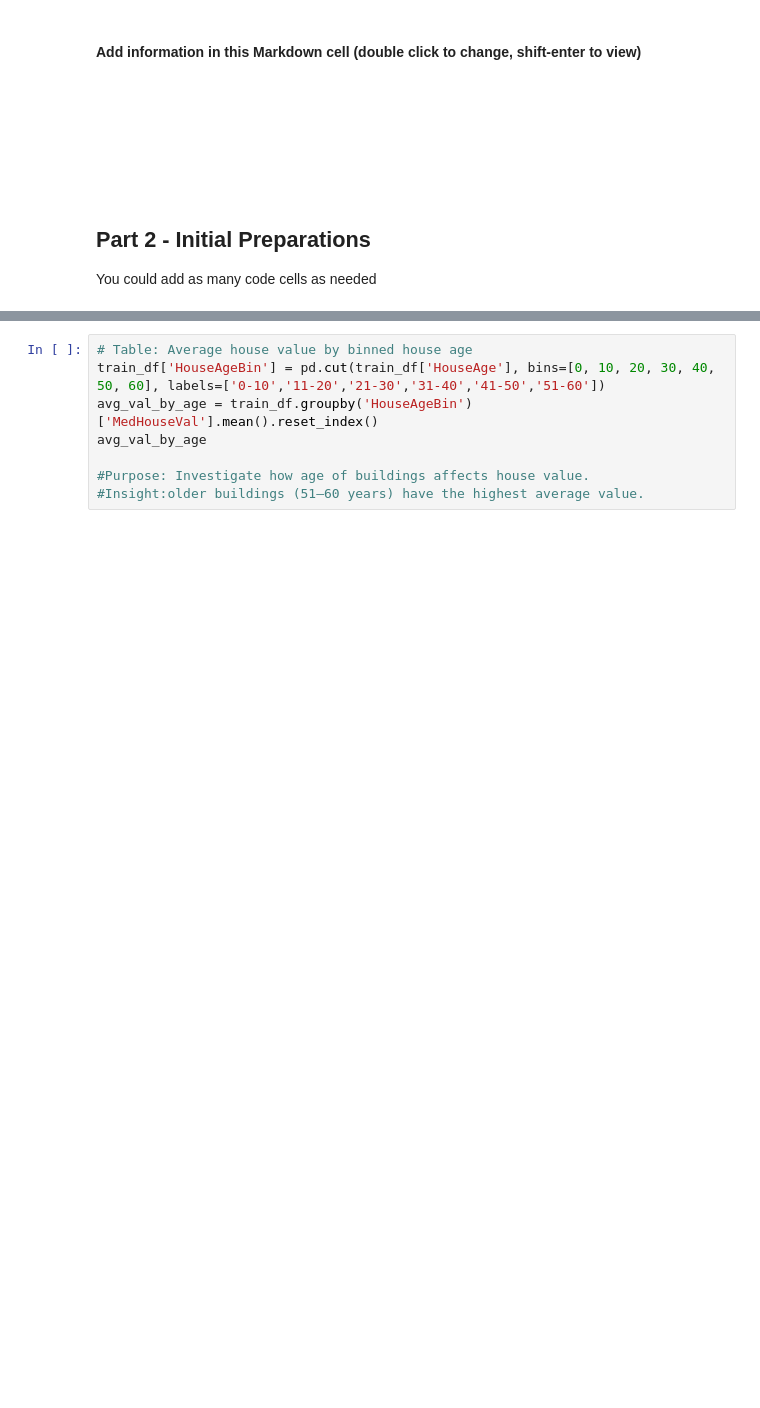
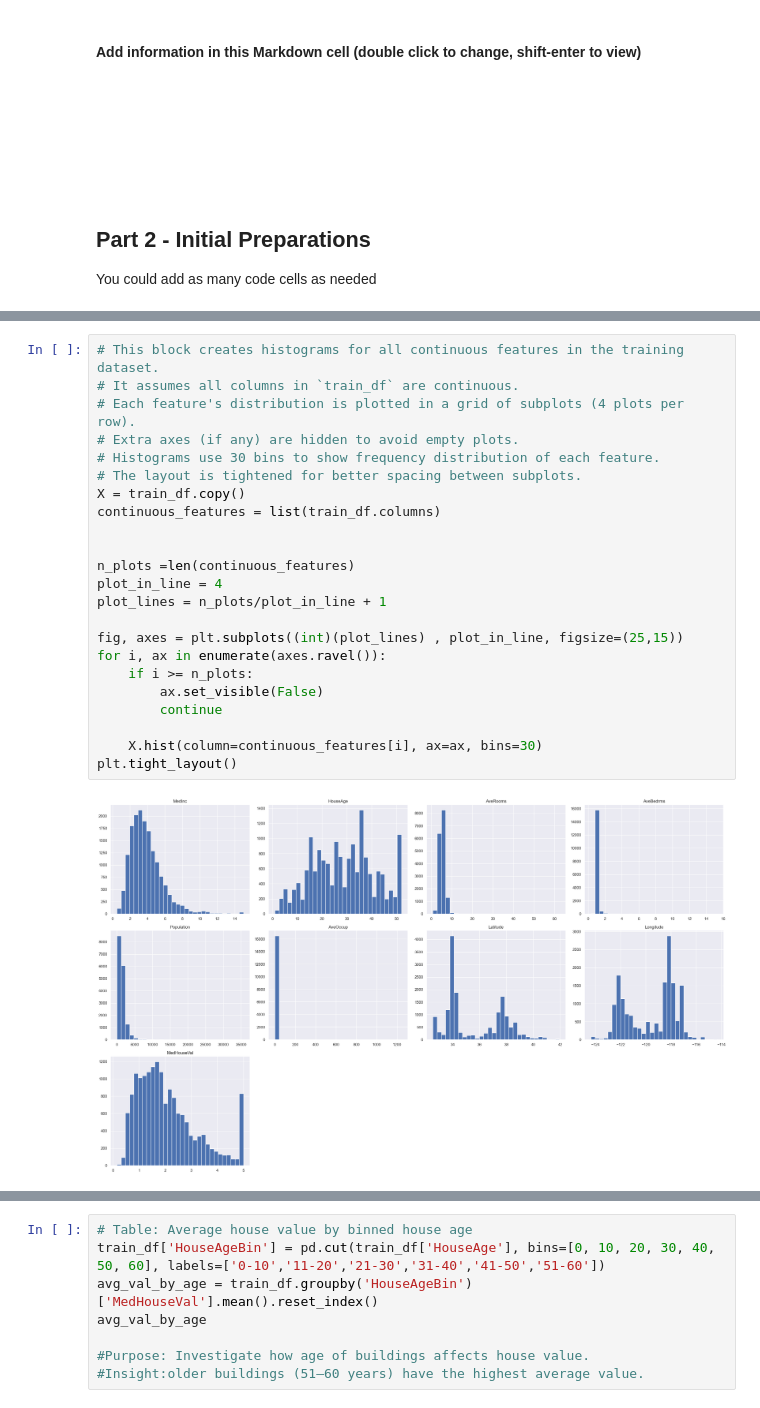
Before and after one commit to afik191/MachineLearningProject, a Jupyter notebook: Assignment2_supervised_learning_flow.ipynb, the cells around one changed output, grey strips where cells are left out. Cells and saved outputs as stored; diff of their text form; blank space fills up the shorter version.

```diff
--- a/Assignment2_supervised_learning_flow.ipynb
+++ b/Assignment2_supervised_learning_flow.ipynb
@@ -151,0 +131,25 @@ plt.show()
+# %%
+# This block creates histograms for all continuous features in the training dataset.
+# It assumes all columns in `train_df` are continuous.
+# Each feature's distribution is plotted in a grid of subplots (4 plots per row).
+# Extra axes (if any) are hidden to avoid empty plots.
+# Histograms use 30 bins to show frequency distribution of each feature.
+# The layout is tightened for better spacing between subplots.
+X = train_df.copy()
+continuous_features = list(train_df.columns)
+
+
+n_plots =len(continuous_features)
+plot_in_line = 4
+plot_lines = n_plots/plot_in_line + 1
+
+fig, axes = plt.subplots((int)(plot_lines) , plot_in_line, figsize=(25,15))
+for i, ax in enumerate(axes.ravel()):
+    if i >= n_plots:
+        ax.set_visible(False)
+        continue
+
+    X.hist(column=continuous_features[i], ax=ax, bins=30)
+plt.tight_layout()
+# %% [output]
+[figure, added]
```
Also changed, not shown: parts of 24 cells of this notebook.
